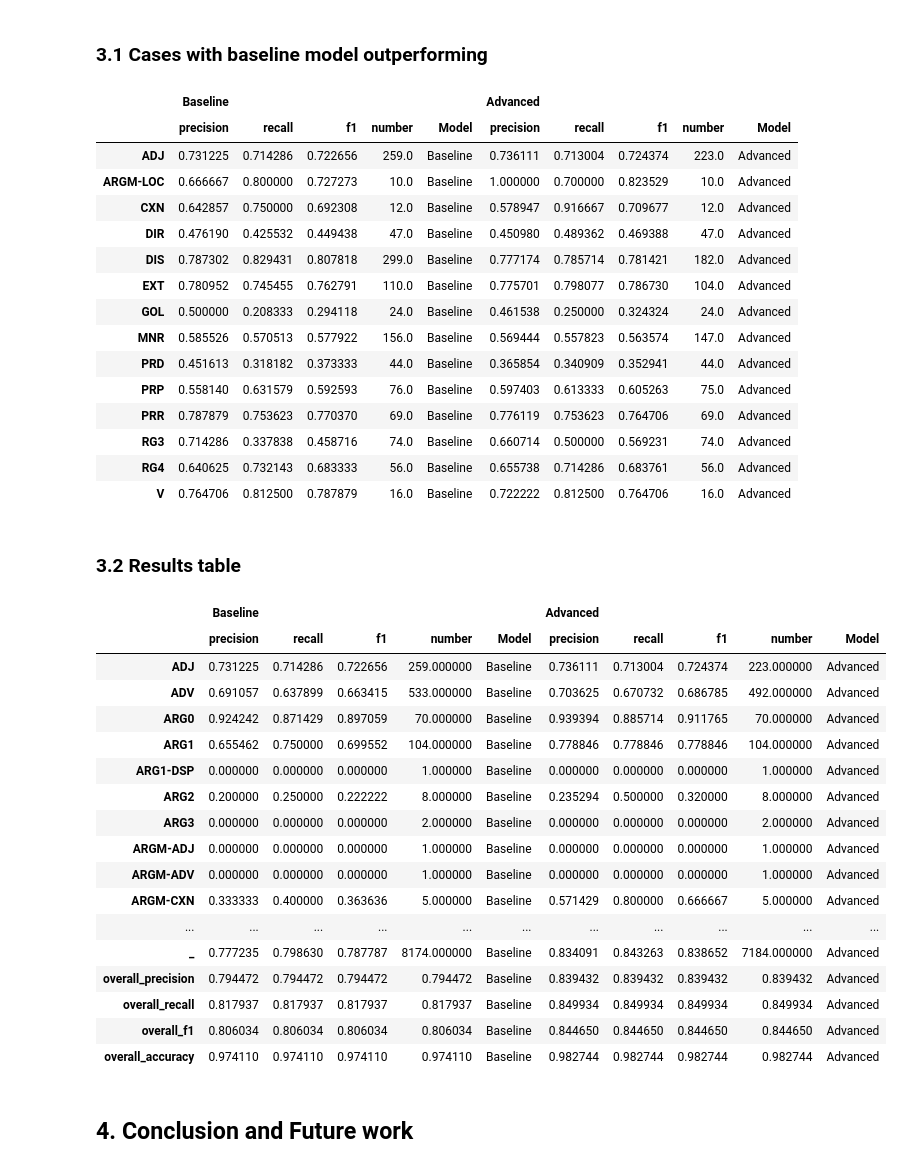
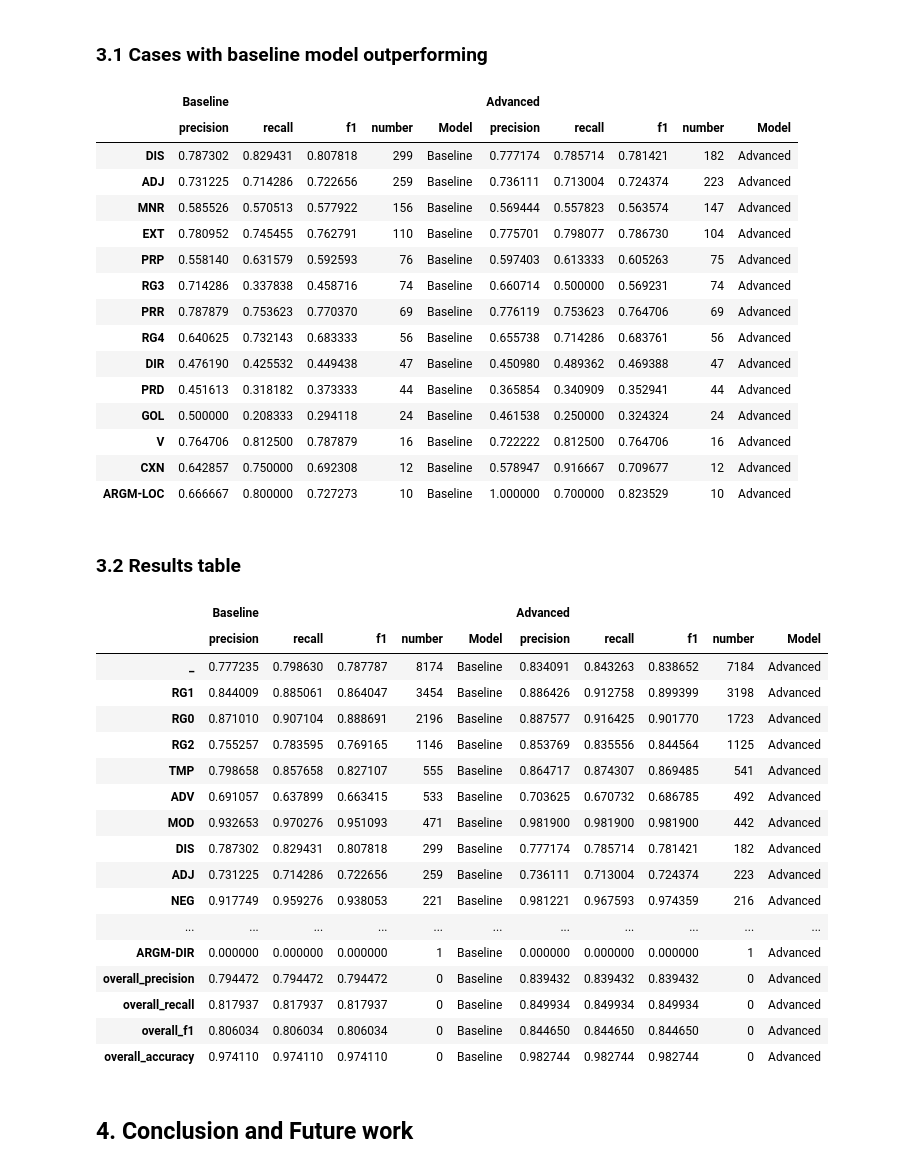
Before and after one commit to chuqiaog/Advanced_NLP_group_1, a Jupyter notebook: A3/A3_main.ipynb, the cells around one changed output. Drawn from its saved outputs; the diff is of its cells as text; code cells hidden in the pictures.

```diff
--- a/A3/A3_main.ipynb
+++ b/A3/A3_main.ipynb
@@ -229,50 +229,52 @@ from IPython.display import display_html
 # %%
 fil_baseline_df, fil_advanced_df = filtered_table(baseline_df, advanced_df)
 comparison_df = pd.concat([fil_baseline_df, fil_advanced_df], axis=1, keys=['Baseline', 'Advanced'])
+comparison_df = comparison_df.sort_values(by=('Baseline', 'number'), ascending=False)
 # Display the comparison DataFrame
 display(comparison_df)
 # %% [output]
 |  | Baseline |  |  |  |  | Advanced |  |  |  |  |
 |  | precision | recall | f1 | number | Model | precision | recall | f1 | number | Model |
-| ADJ | 0.731225 | 0.714286 | 0.722656 | 259.0 | Baseline | 0.736111 | 0.713004 | 0.724374 | 223.0 | Advanced |
-| ARGM-LOC | 0.666667 | 0.800000 | 0.727273 | 10.0 | Baseline | 1.000000 | 0.700000 | 0.823529 | 10.0 | Advanced |
-| CXN | 0.642857 | 0.750000 | 0.692308 | 12.0 | Baseline | 0.578947 | 0.916667 | 0.709677 | 12.0 | Advanced |
-| DIR | 0.476190 | 0.425532 | 0.449438 | 47.0 | Baseline | 0.450980 | 0.489362 | 0.469388 | 47.0 | Advanced |
-| DIS | 0.787302 | 0.829431 | 0.807818 | 299.0 | Baseline | 0.777174 | 0.785714 | 0.781421 | 182.0 | Advanced |
-| EXT | 0.780952 | 0.745455 | 0.762791 | 110.0 | Baseline | 0.775701 | 0.798077 | 0.786730 | 104.0 | Advanced |
-| GOL | 0.500000 | 0.208333 | 0.294118 | 24.0 | Baseline | 0.461538 | 0.250000 | 0.324324 | 24.0 | Advanced |
-| MNR | 0.585526 | 0.570513 | 0.577922 | 156.0 | Baseline | 0.569444 | 0.557823 | 0.563574 | 147.0 | Advanced |
-| PRD | 0.451613 | 0.318182 | 0.373333 | 44.0 | Baseline | 0.365854 | 0.340909 | 0.352941 | 44.0 | Advanced |
-| PRP | 0.558140 | 0.631579 | 0.592593 | 76.0 | Baseline | 0.597403 | 0.613333 | 0.605263 | 75.0 | Advanced |
-| PRR | 0.787879 | 0.753623 | 0.770370 | 69.0 | Baseline | 0.776119 | 0.753623 | 0.764706 | 69.0 | Advanced |
-| RG3 | 0.714286 | 0.337838 | 0.458716 | 74.0 | Baseline | 0.660714 | 0.500000 | 0.569231 | 74.0 | Advanced |
-| RG4 | 0.640625 | 0.732143 | 0.683333 | 56.0 | Baseline | 0.655738 | 0.714286 | 0.683761 | 56.0 | Advanced |
-| V | 0.764706 | 0.812500 | 0.787879 | 16.0 | Baseline | 0.722222 | 0.812500 | 0.764706 | 16.0 | Advanced |
+| DIS | 0.787302 | 0.829431 | 0.807818 | 299 | Baseline | 0.777174 | 0.785714 | 0.781421 | 182 | Advanced |
+| ADJ | 0.731225 | 0.714286 | 0.722656 | 259 | Baseline | 0.736111 | 0.713004 | 0.724374 | 223 | Advanced |
+| MNR | 0.585526 | 0.570513 | 0.577922 | 156 | Baseline | 0.569444 | 0.557823 | 0.563574 | 147 | Advanced |
+| EXT | 0.780952 | 0.745455 | 0.762791 | 110 | Baseline | 0.775701 | 0.798077 | 0.786730 | 104 | Advanced |
+| PRP | 0.558140 | 0.631579 | 0.592593 | 76 | Baseline | 0.597403 | 0.613333 | 0.605263 | 75 | Advanced |
+| RG3 | 0.714286 | 0.337838 | 0.458716 | 74 | Baseline | 0.660714 | 0.500000 | 0.569231 | 74 | Advanced |
+| PRR | 0.787879 | 0.753623 | 0.770370 | 69 | Baseline | 0.776119 | 0.753623 | 0.764706 | 69 | Advanced |
+| RG4 | 0.640625 | 0.732143 | 0.683333 | 56 | Baseline | 0.655738 | 0.714286 | 0.683761 | 56 | Advanced |
+| DIR | 0.476190 | 0.425532 | 0.449438 | 47 | Baseline | 0.450980 | 0.489362 | 0.469388 | 47 | Advanced |
+| PRD | 0.451613 | 0.318182 | 0.373333 | 44 | Baseline | 0.365854 | 0.340909 | 0.352941 | 44 | Advanced |
+| GOL | 0.500000 | 0.208333 | 0.294118 | 24 | Baseline | 0.461538 | 0.250000 | 0.324324 | 24 | Advanced |
+| V | 0.764706 | 0.812500 | 0.787879 | 16 | Baseline | 0.722222 | 0.812500 | 0.764706 | 16 | Advanced |
+| CXN | 0.642857 | 0.750000 | 0.692308 | 12 | Baseline | 0.578947 | 0.916667 | 0.709677 | 12 | Advanced |
+| ARGM-LOC | 0.666667 | 0.800000 | 0.727273 | 10 | Baseline | 1.000000 | 0.700000 | 0.823529 | 10 | Advanced |
 # %% [markdown]
 ### 3.2 Results table
 # %%
 comparison_df_origin = pd.concat([baseline_df, advanced_df], axis=1, keys=['Baseline', 'Advanced'])
+comparison_df_origin = comparison_df_origin.sort_values(by=('Baseline', 'number'), ascending=False)
 # Display the comparison DataFrame
 display(comparison_df_origin)
 # %% [output]
 |  | Baseline |  |  |  |  | Advanced |  |  |  |  |
 |  | precision | recall | f1 | number | Model | precision | recall | f1 | number | Model |
-| ADJ | 0.731225 | 0.714286 | 0.722656 | 259.000000 | Baseline | 0.736111 | 0.713004 | 0.724374 | 223.000000 | Advanced |
-| ADV | 0.691057 | 0.637899 | 0.663415 | 533.000000 | Baseline | 0.703625 | 0.670732 | 0.686785 | 492.000000 | Advanced |
-| ARG0 | 0.924242 | 0.871429 | 0.897059 | 70.000000 | Baseline | 0.939394 | 0.885714 | 0.911765 | 70.000000 | Advanced |
-| ARG1 | 0.655462 | 0.750000 | 0.699552 | 104.000000 | Baseline | 0.778846 | 0.778846 | 0.778846 | 104.000000 | Advanced |
-| ARG1-DSP | 0.000000 | 0.000000 | 0.000000 | 1.000000 | Baseline | 0.000000 | 0.000000 | 0.000000 | 1.000000 | Advanced |
-| ARG2 | 0.200000 | 0.250000 | 0.222222 | 8.000000 | Baseline | 0.235294 | 0.500000 | 0.320000 | 8.000000 | Advanced |
-| ARG3 | 0.000000 | 0.000000 | 0.000000 | 2.000000 | Baseline | 0.000000 | 0.000000 | 0.000000 | 2.000000 | Advanced |
-| ARGM-ADJ | 0.000000 | 0.000000 | 0.000000 | 1.000000 | Baseline | 0.000000 | 0.000000 | 0.000000 | 1.000000 | Advanced |
-| ARGM-ADV | 0.000000 | 0.000000 | 0.000000 | 1.000000 | Baseline | 0.000000 | 0.000000 | 0.000000 | 1.000000 | Advanced |
-| ARGM-CXN | 0.333333 | 0.400000 | 0.363636 | 5.000000 | Baseline | 0.571429 | 0.800000 | 0.666667 | 5.000000 | Advanced |
+| _ | 0.777235 | 0.798630 | 0.787787 | 8174 | Baseline | 0.834091 | 0.843263 | 0.838652 | 7184 | Advanced |
+| RG1 | 0.844009 | 0.885061 | 0.864047 | 3454 | Baseline | 0.886426 | 0.912758 | 0.899399 | 3198 | Advanced |
+| RG0 | 0.871010 | 0.907104 | 0.888691 | 2196 | Baseline | 0.887577 | 0.916425 | 0.901770 | 1723 | Advanced |
+| RG2 | 0.755257 | 0.783595 | 0.769165 | 1146 | Baseline | 0.853769 | 0.835556 | 0.844564 | 1125 | Advanced |
+| TMP | 0.798658 | 0.857658 | 0.827107 | 555 | Baseline | 0.864717 | 0.874307 | 0.869485 | 541 | Advanced |
+| ADV | 0.691057 | 0.637899 | 0.663415 | 533 | Baseline | 0.703625 | 0.670732 | 0.686785 | 492 | Advanced |
+| MOD | 0.932653 | 0.970276 | 0.951093 | 471 | Baseline | 0.981900 | 0.981900 | 0.981900 | 442 | Advanced |
+| DIS | 0.787302 | 0.829431 | 0.807818 | 299 | Baseline | 0.777174 | 0.785714 | 0.781421 | 182 | Advanced |
+| ADJ | 0.731225 | 0.714286 | 0.722656 | 259 | Baseline | 0.736111 | 0.713004 | 0.724374 | 223 | Advanced |
+| NEG | 0.917749 | 0.959276 | 0.938053 | 221 | Baseline | 0.981221 | 0.967593 | 0.974359 | 216 | Advanced |
 | ... | ... | ... | ... | ... | ... | ... | ... | ... | ... | ... |
-| _ | 0.777235 | 0.798630 | 0.787787 | 8174.000000 | Baseline | 0.834091 | 0.843263 | 0.838652 | 7184.000000 | Advanced |
-| overall_precision | 0.794472 | 0.794472 | 0.794472 | 0.794472 | Baseline | 0.839432 | 0.839432 | 0.839432 | 0.839432 | Advanced |
-| overall_recall | 0.817937 | 0.817937 | 0.817937 | 0.817937 | Baseline | 0.849934 | 0.849934 | 0.849934 | 0.849934 | Advanced |
-| overall_f1 | 0.806034 | 0.806034 | 0.806034 | 0.806034 | Baseline | 0.844650 | 0.844650 | 0.844650 | 0.844650 | Advanced |
-| overall_accuracy | 0.974110 | 0.974110 | 0.974110 | 0.974110 | Baseline | 0.982744 | 0.982744 | 0.982744 | 0.982744 | Advanced |
+| ARGM-DIR | 0.000000 | 0.000000 | 0.000000 | 1 | Baseline | 0.000000 | 0.000000 | 0.000000 | 1 | Advanced |
+| overall_precision | 0.794472 | 0.794472 | 0.794472 | 0 | Baseline | 0.839432 | 0.839432 | 0.839432 | 0 | Advanced |
+| overall_recall | 0.817937 | 0.817937 | 0.817937 | 0 | Baseline | 0.849934 | 0.849934 | 0.849934 | 0 | Advanced |
+| overall_f1 | 0.806034 | 0.806034 | 0.806034 | 0 | Baseline | 0.844650 | 0.844650 | 0.844650 | 0 | Advanced |
+| overall_accuracy | 0.974110 | 0.974110 | 0.974110 | 0 | Baseline | 0.982744 | 0.982744 | 0.982744 | 0 | Advanced |
 # %% [markdown]
 ## 4. Conclusion and Future work
 # %% [markdown]
```
Also changed, not shown: parts of 1 cell of this notebook.
